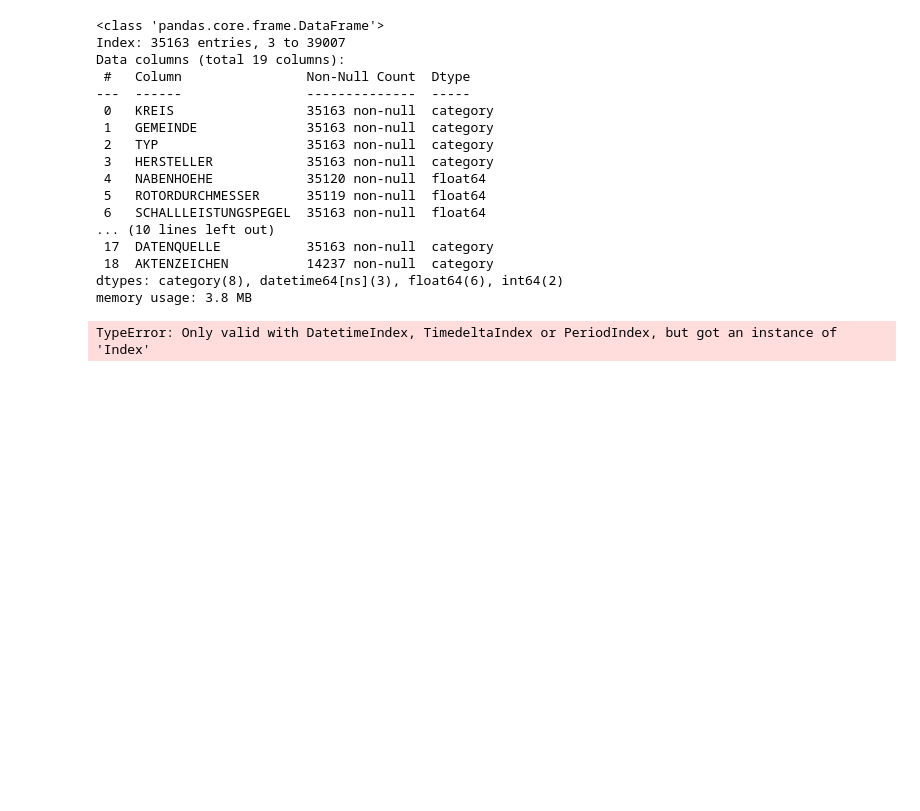
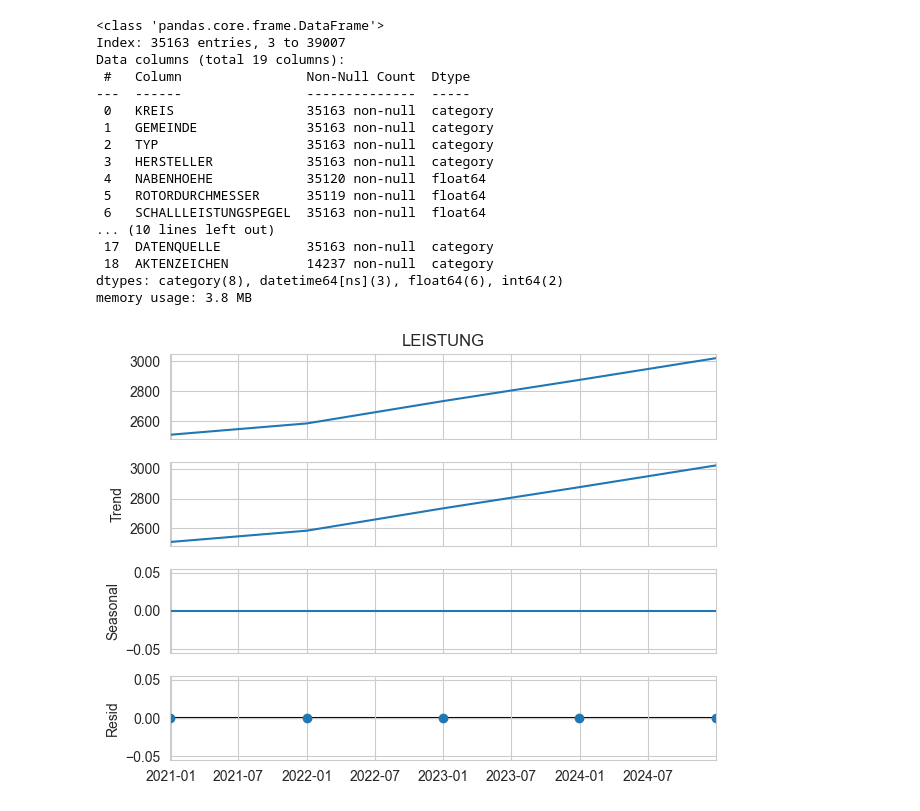
Before and after one commit to Liqs-v2/predictive-maintenaince-wind-power, a Jupyter notebook: feature-engineering.ipynb, the cells around one changed output. Cells and saved outputs as stored; diff of their text form; code cells hidden in the pictures; blank space fills up the shorter version.

Commit message:
Fix time-series indexing

```diff
--- a/feature-engineering.ipynb
+++ b/feature-engineering.ipynb
@@ -886,22 +886,21 @@ dtypes: category(8), datetime64[ns](3), float64(6), int64(2)
 memory usage: 3.8 MB
 # %%
 
+result_df_clean.set_index('DATENDATUM', inplace=True)
 
-# Resample and specify the frequency if not inherently specified
 yearly_data = result_df_clean['LEISTUNG'].resample('A').mean()  # 'A' stands for annual frequency
 
-# Drop any NaN values that could occur after resampling
 yearly_data.dropna(inplace=True)
 
 # Check if the index has a frequency set, set it if not
 if yearly_data.index.freq is None:
     yearly_data.index.freq = 'A'  # Set the frequency to annual if it's not set
 
 # Now you can decompose
 decomposition = seasonal_decompose(yearly_data, model='additive')  # You can choose 'additive' or 'multiplicative'
 
 # Plot the decomposed components of the time series
 fig = decomposition.plot()
 plt.show()
 # %% [output]
-TypeError: Only valid with DatetimeIndex, TimedeltaIndex or PeriodIndex, but got an instance of 'Index'
+[figure, added]
```
Also changed, not shown: parts of 4 cells of this notebook.
